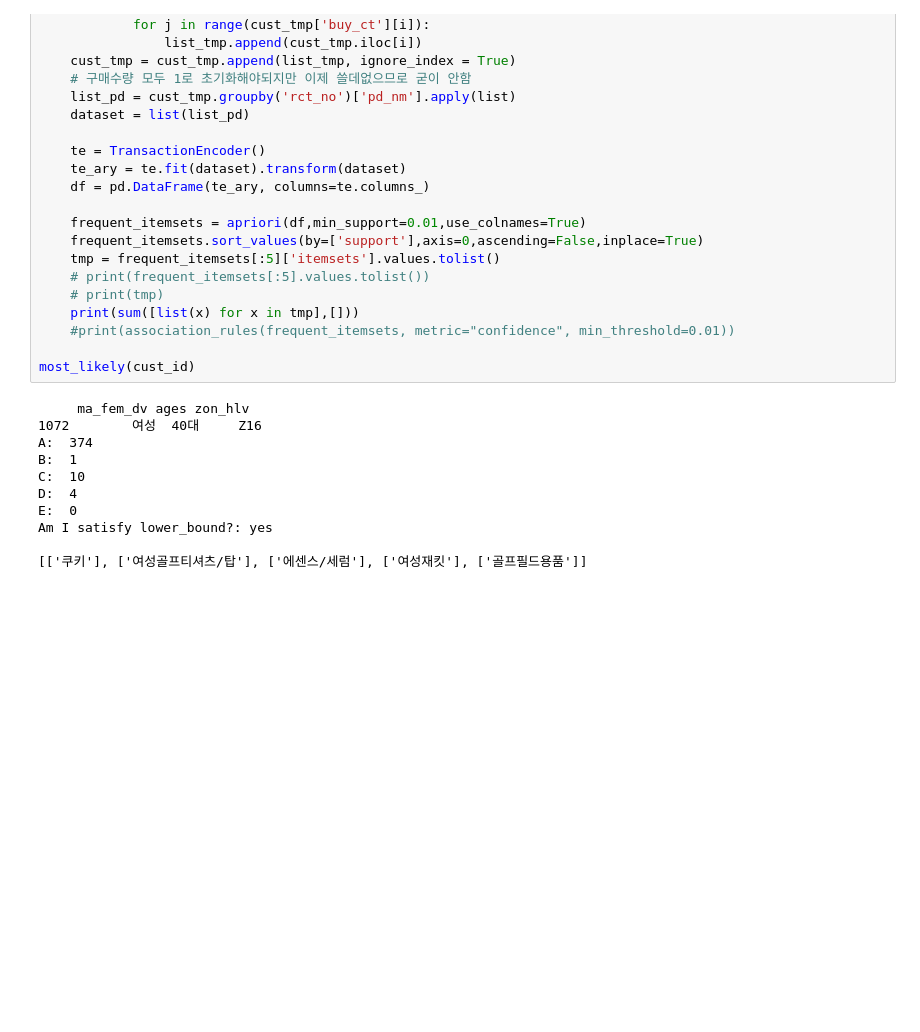
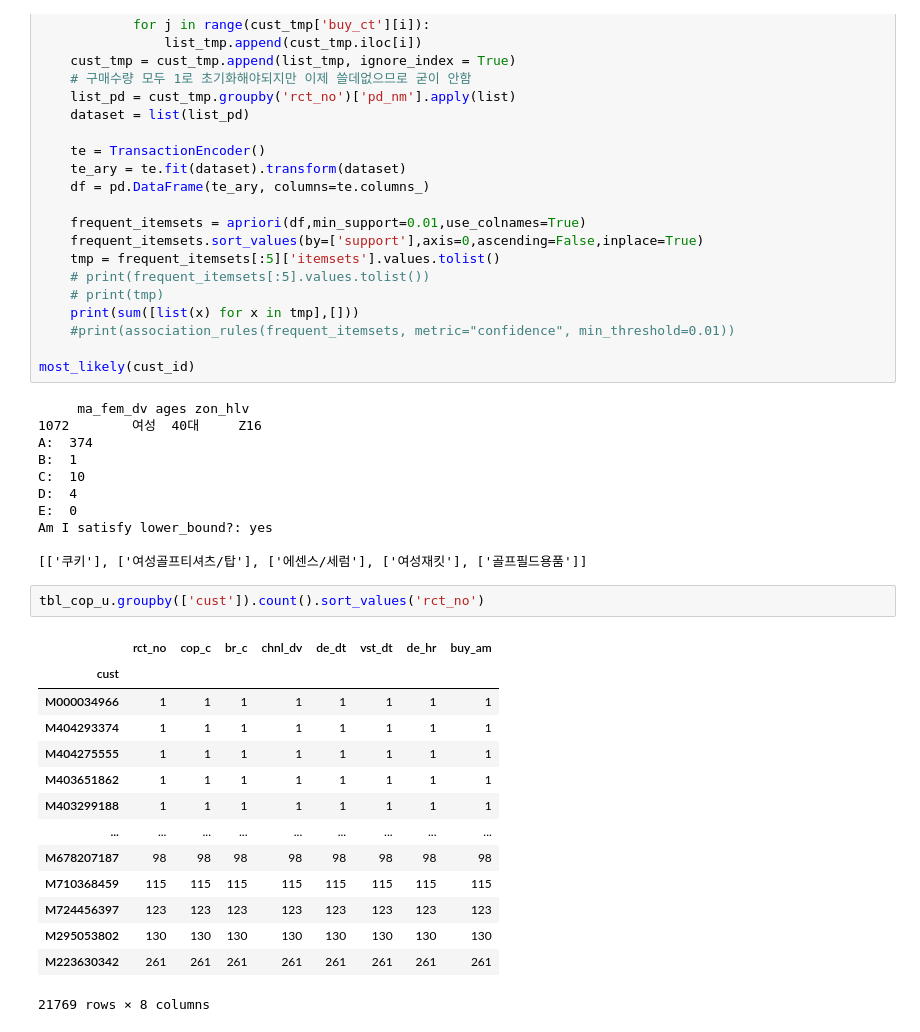
Before and after one commit to sohyeon98720/Lgorithm, a Jupyter notebook: table_join.ipynb, the cells around one changed output. Saved outputs shown, nothing was run; the diff lists cells and outputs as text; blank space fills up the shorter version.

```diff
--- a/table_join.ipynb
+++ b/table_join.ipynb
@@ -1132,3 +1132,20 @@ E:  0
 Am I satisfy lower_bound?: yes
 
 [['쿠키'], ['여성골프티셔츠/탑'], ['에센스/세럼'], ['여성재킷'], ['골프필드용품']]
+# %%
+tbl_cop_u.groupby(['cust']).count().sort_values('rct_no')
+# %% [output]
+|  | rct_no | cop_c | br_c | chnl_dv | de_dt | vst_dt | de_hr | buy_am |
+| cust |  |  |  |  |  |  |  |  |
+| M000034966 | 1 | 1 | 1 | 1 | 1 | 1 | 1 | 1 |
+| M404293374 | 1 | 1 | 1 | 1 | 1 | 1 | 1 | 1 |
+| M404275555 | 1 | 1 | 1 | 1 | 1 | 1 | 1 | 1 |
+| M403651862 | 1 | 1 | 1 | 1 | 1 | 1 | 1 | 1 |
+| M403299188 | 1 | 1 | 1 | 1 | 1 | 1 | 1 | 1 |
+| ... | ... | ... | ... | ... | ... | ... | ... | ... |
+| M678207187 | 98 | 98 | 98 | 98 | 98 | 98 | 98 | 98 |
+| M710368459 | 115 | 115 | 115 | 115 | 115 | 115 | 115 | 115 |
+| M724456397 | 123 | 123 | 123 | 123 | 123 | 123 | 123 | 123 |
+| M295053802 | 130 | 130 | 130 | 130 | 130 | 130 | 130 | 130 |
+| M223630342 | 261 | 261 | 261 | 261 | 261 | 261 | 261 | 261 |
+21769 rows × 8 columns
```
Also changed, not shown: 2 other files.
